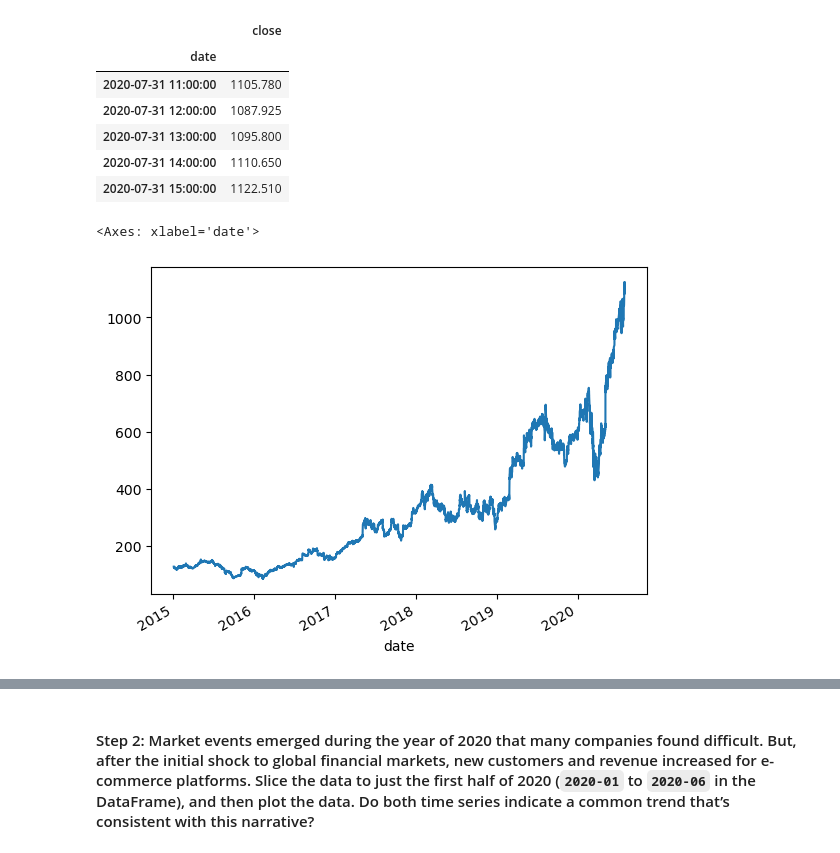
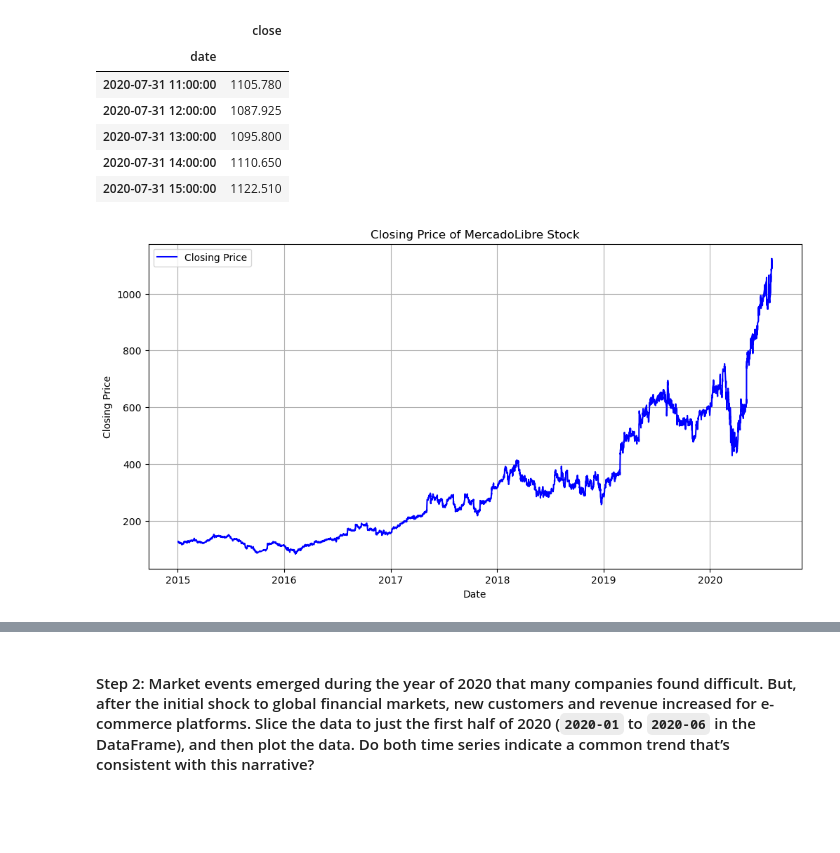
Before and after one commit to McKala1/prophet-challenge, a Jupyter notebook: forecasting_net_prophet.ipynb, the cells around one changed output, grey strips where cells are left out. Cells and saved outputs as stored; diff of their text form; code cells hidden in the pictures; blank space fills up the shorter version.

Commit message:
adding some more graphs step 2/3

```diff
--- a/forecasting_net_prophet.ipynb
+++ b/forecasting_net_prophet.ipynb
@@ -288,16 +277,15 @@ display(df_mercado_stock.tail())
 # %%
 # Visualize the closing price of the df_mercado_stock DataFrame
 plt.figure(figsize=(12, 6))
-plt.plot(df_mercado_stock.index, df_mercado_stock['Close'], label='Closing Price', color='blue')
+plt.plot(df_mercado_stock.index, df_mercado_stock['close'], label='Closing Price', color='blue')
 plt.title('Closing Price of MercadoLibre Stock')
 plt.xlabel('Date')
 plt.ylabel('Closing Price')
 plt.legend()
 plt.grid(True)
 plt.show()
 # %% [output]
-<Axes: xlabel='date'>
-[figure, old version]
+[figure, new version]
 # %%
 # Concatenate the df_mercado_stock DataFrame with the df_mercado_trends DataFrame
 # Concatenate the DataFrame by columns (axis=1), and drop and rows with only one column of data
```
Also changed, not shown: parts of 6 cells of this notebook.
